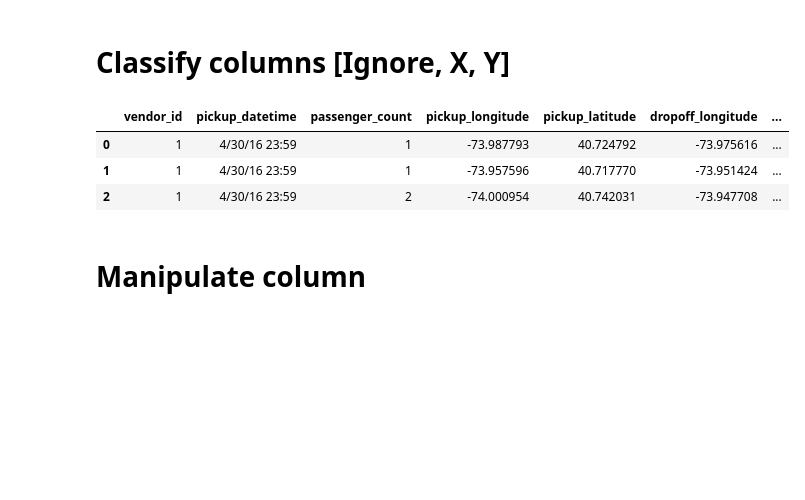
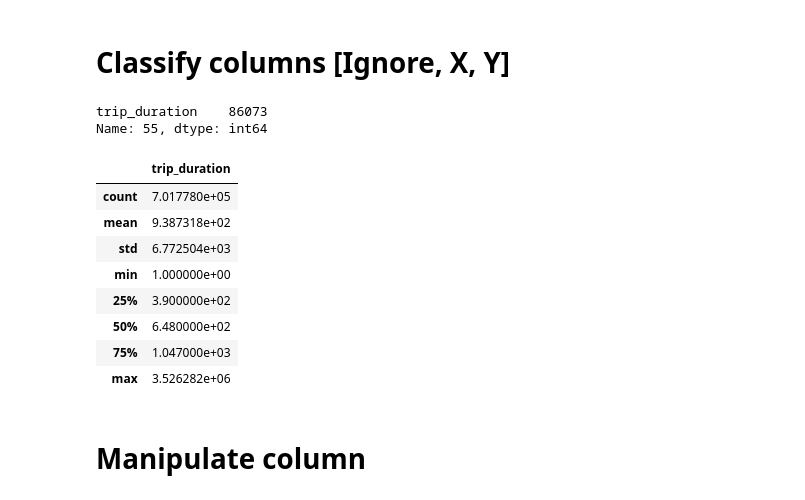
Before and after one commit to Soon2003/reg_pjt, a Jupyter notebook: Main.ipynb, the cells around one changed output. Drawn from its saved outputs; the diff is of its cells as text; code cells hidden in the pictures; blank space fills up the shorter version.

```diff
--- a/Main.ipynb
+++ b/Main.ipynb
@@ -18,15 +18,24 @@ df.tail(3)
 # Classify columns [Ignore, X, Y]
 # %%
 # ignore : id, dropoff_datetime
-dfY = df[['trip_duration']]
+dfY = df[['trip_duration']].astype(int)
 dfX = df.iloc[:,1:-1];del dfX['dropoff_datetime']
 
+print(dfY.loc[55])
 dfX.head(3)
+dfY.describe()
 # %% [output]
+trip_duration    86073
+Name: 55, dtype: int64
-|  | vendor_id | pickup_datetime | passenger_count | pickup_longitude | pickup_latitude | dropoff_longitude | ... |
-| 0 | 1 | 4/30/16 23:59 | 1 | -73.987793 | 40.724792 | -73.975616 | ... |
-| 1 | 1 | 4/30/16 23:59 | 1 | -73.957596 | 40.717770 | -73.951424 | ... |
-| 2 | 1 | 4/30/16 23:59 | 2 | -74.000954 | 40.742031 | -73.947708 | ... |
+|  | trip_duration |
+| count | 7.017780e+05 |
+| mean | 9.387318e+02 |
+| std | 6.772504e+03 |
+| min | 1.000000e+00 |
+| 25% | 3.900000e+02 |
+| 50% | 6.480000e+02 |
+| 75% | 1.047000e+03 |
+| max | 3.526282e+06 |
 # %% [markdown]
 # Manipulate column
 # %% [markdown]
```
Also changed, not shown: parts of 27 cells of this notebook, 7 other files.
